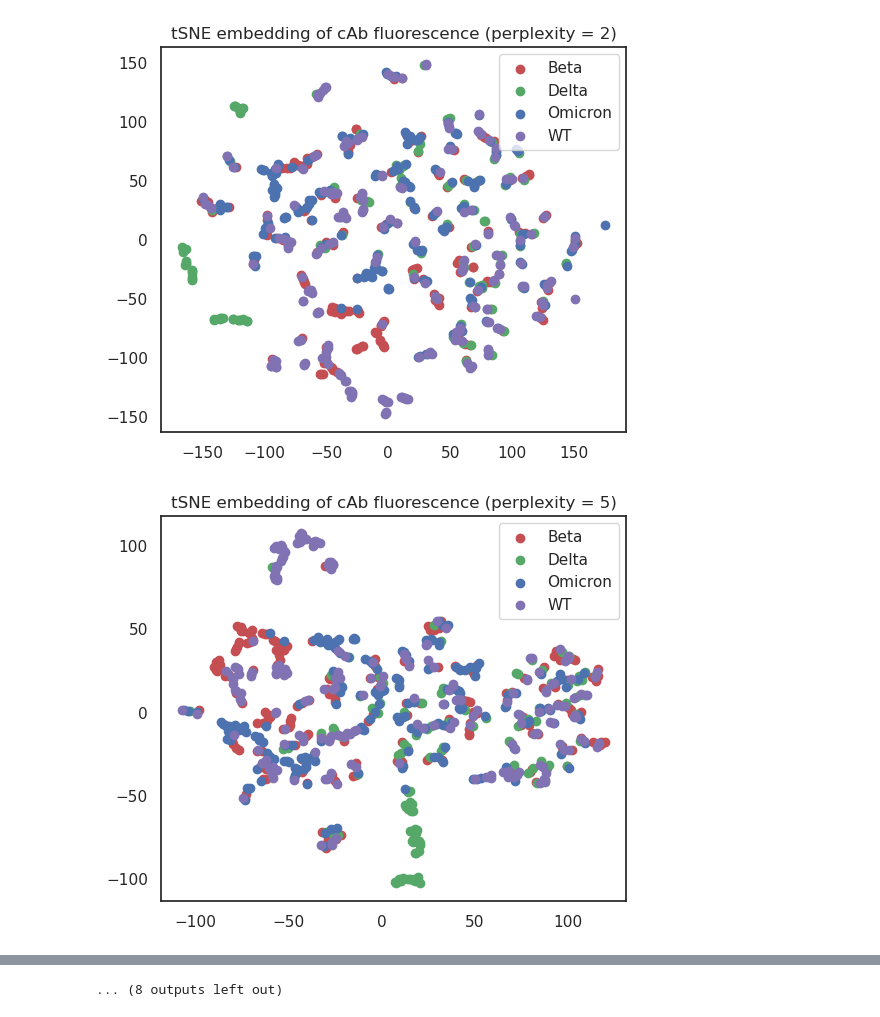
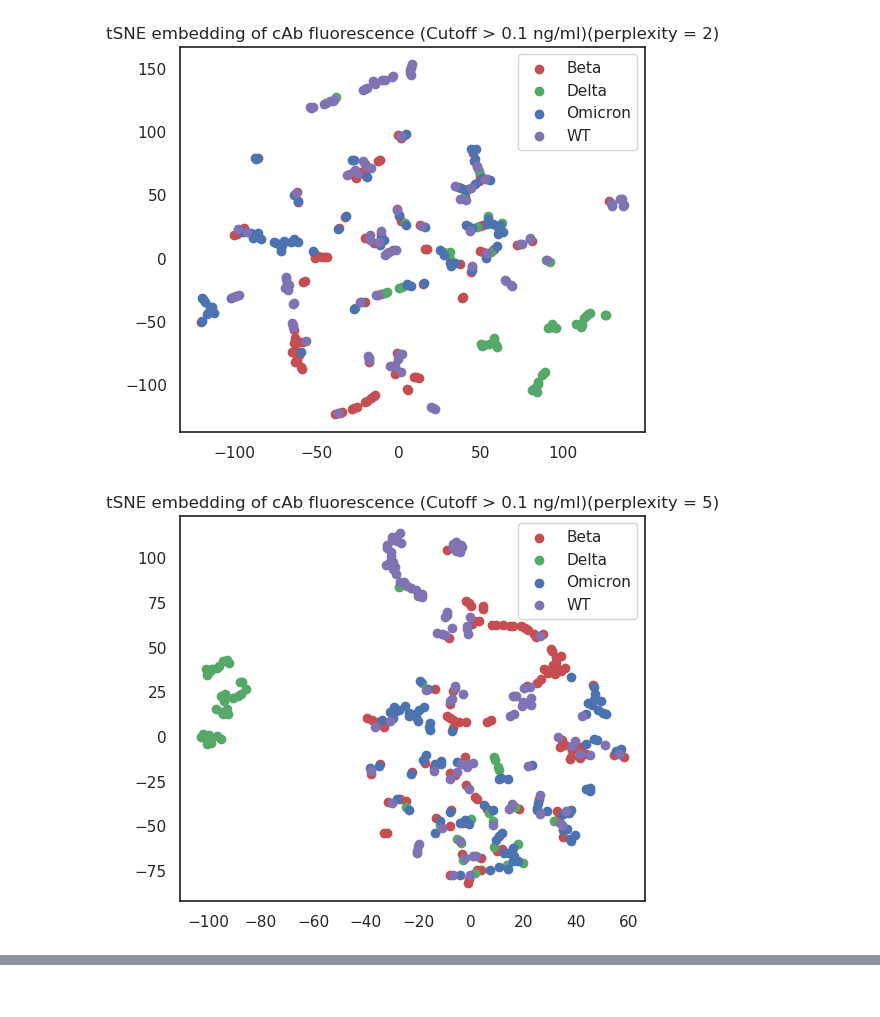
Before and after one commit to zq1498/variant_detection_codebase, a Jupyter notebook: Visualization_and_preprocessing/clustering_and_unsupervised_learning_v2.ipynb, the cells around one changed output, grey strips where cells are left out. Cells and saved outputs as stored; diff of their text form; code cells hidden in the pictures.

Commit message:
General updates to clustering code in both R and python

```diff
--- a/Visualization_and_preprocessing/clustering_and_unsupervised_learning_v2.ipynb
+++ b/Visualization_and_preprocessing/clustering_and_unsupervised_learning_v2.ipynb
@@ -33,11 +33,19 @@ trimmed_cab_fluorescence_vals = trimmed_augmented_data[colnames[3:len(colnames)]
 trimmed_normalized_cab_fluorescence = preprocessing.StandardScaler().fit_transform(trimmed_cab_fluorescence_vals)
 
 # Only obtain values with concentrations between 0.1 and 100 to remove some of the higher leve
-medium_trimmed_augmented_data = trimmed_augmented_data[(combined_augmented_data['Conc.'] > 0.1) & (combined_augmented_data['Conc.'] <= 100)]
+medium_trimmed_augmented_data = trimmed_augmented_data[(combined_augmented_data['Conc.'] > 0.1) & (combined_augmented_data['Conc.'] <= 249)]
 medium_trimmed_data_y_labels = medium_trimmed_augmented_data['target_vector']
 medium_trimmed_cab_fluorescence = medium_trimmed_augmented_data[colnames[3:len(colnames)]]
 medium_trimmed_normalize_cab_fluorescence = preprocessing.StandardScaler().fit_transform(medium_trimmed_cab_fluorescence)
 
+# Importing Knn imputed data - the imputation occurs over the whole dataset with the class known - NOTE: this data set does not include cab13 while the others do
+outlier_removed_data = pd.read_csv("/home/surface-lab/variant_detection_codebase/Embedded_FS/augmented_data_knn_imputed_outliers.csv")
+outlier_colnames = outlier_removed_data.columns
+outlier_trimmed_data = outlier_removed_data[(combined_augmented_data['Conc.'] > 1) & (outlier_removed_data['Conc.'] < 249)]
+outlier_trimmed_data_y_labels = outlier_trimmed_data['target_vector']
+outlier_trimmed_cab_fluorescence = outlier_trimmed_data[outlier_colnames[3:len(outlier_colnames)]]
+outlier_trimmed_normalize_cab_fluorescence = preprocessing.StandardScaler().fit_transform(outlier_trimmed_cab_fluorescence)
+
 # sns.pairplot(trimmed_augmented_data.drop(["Replicate", "Conc."], axis=1), hue='target_vector')
 # %%
 # PCA
@@ -94,7 +107,7 @@ def tsne_opt(scaled_dataset,
     tSNE_mods = []
     for perp_val in perplexity_vals:
         plt_title = plot_title
-        updated_plot_title = plt_title + f" (perplexity = {perp_val})"
+        updated_plot_title = plt_title + f"(perplexity = {perp_val})"
         tsne_mod = TSNE(n_components = 2,
                                     learning_rate= 'auto',
                                     init = 'random',
@@ -121,55 +134,54 @@ def tsne_opt2(scaled_dataset,
              n_iterations = 5000,
              colors = ['r', 'g', 'b', 'm'],
              plot_title = 'tSNE embedding',
-             subplot_dims):
+             subplot_dims = tuple()):
 
     # Set up subplot (subplot dims should be provided as number of rows, cols in a tuple)
-    fig, axs = plt.subplots(subplot_dims[0], subplot_dims[1], fig_size=(12,10))
-    fig.suptitle(plot_title)
+    fig, axs = plt.subplots(subplot_dims[0], subplot_dims[1], figsize=(12,10))
+    fig.suptitle(f"{plot_title} {n_iterations} iterations")
 
     y_labs = true_labels
     y_vals = np.unique(true_labels)
 
     tSNE_mods = []
     for perp_val in perplexity_vals:
-        plt_title = plot_title
-        updated_plot_title = plt_title + f" (perplexity = {perp_val})"
+        updated_plot_title = f"(perplexity = {perp_val})"
         tsne_mod = TSNE(n_components = 2,
                                     learning_rate= 'auto',
                                     init = 'random',
                                     perplexity = perp_val,
                                     n_iter = n_iterations)
 
         tsne_embedded_fluorescence = tsne_mod.fit_transform(scaled_dataset)
         tSNE_mods.append(tsne_embedded_fluorescence)
 
-        plt.figure(figsize=(6,5))
-
         for i, c, label in zip(y_vals, colors, y_labs):
-            plt.scatter(
+            axs.scatter(
                 tsne_embedded_fluorescence[y_labs == i, 0],
                 tsne_embedded_fluorescence[y_labs == i, 1],
                 c=c, label=i)
-        plt.title(updated_plot_title)
-        plt.legend()
-        plt.show()
+        fig.title(updated_plot_title)
+        fig.legend()
+    plt.show()
 
-tsne_opt2(scaled_dataset=normalized_cab_fluorescence,
-         true_labels = target_vector_labels,
-         perplexity_vals = [2, 5, 10, 20, 30, 50, 100, 150, 200, 250],
-         plot_title='tSNE embedding of cAb fluorescence',
-         subplot_dims = (2, 5))
+# tsne_opt2(scaled_dataset=normalized_cab_fluorescence,
+#          true_labels = target_vector_labels,
+#          perplexity_vals = [2, 5, 10, 20, 30, 50, 100, 150, 200, 250],
+#          plot_title='tSNE embedding of cAb fluorescence',
+#          subplot_dims = (2, 5))
 
-tsne_opt(scaled_dataset=trimmed_normalized_cab_fluorescence,
-         true_labels=trimmed_data_y_labels,
+# It seems like across all data sets that perplexity values between 10 and 30 seems to provide the best class-based clustering. Any higher than that and almost no discernible clustering occurs.
+# Below 10 and clustering occurs, but points are tightly overlapped and clusters are much more dispersed
+tsne_opt(scaled_dataset=medium_trimmed_normalize_cab_fluorescence,
+         true_labels=medium_trimmed_data_y_labels,
          perplexity_vals = [2, 5, 10, 20, 30, 50, 100, 150, 200, 250],
          plot_title='tSNE embedding of cAb fluorescence (Cutoff > 0.1 ng/ml)')
 
-# tSNE with PCA scores as input to help reduce noise - pretty nondescript
+# tSNE with PCA scores as input to help reduce noise - also "stabilizes" the tSNE so random state initialization doesn't change the results
 # tsne_opt(scaled_dataset = augmented_data_pca,
 #          true_labels = target_vector_labels,
 #          perplexity_vals = [2, 5, 10, 20, 30, 50, 100, 150, 200, 250],
 #          plot_title='tSNE embedding of cAb fluorescence PCA scores')
 # %% [output]
-[figure, old version]
+[figure, new version]
-[figure, old version]
+[figure, new version]
@@ -186,4 +196,3 @@ tsne_opt(scaled_dataset=trimmed_normalized_cab_fluorescence,
-... (8 outputs left out)
 # %%
 def umap_reducer(scaled_dataset,
                  true_y_labels,
```
Also changed, not shown: parts of 3 cells of this notebook, 2 other files.
